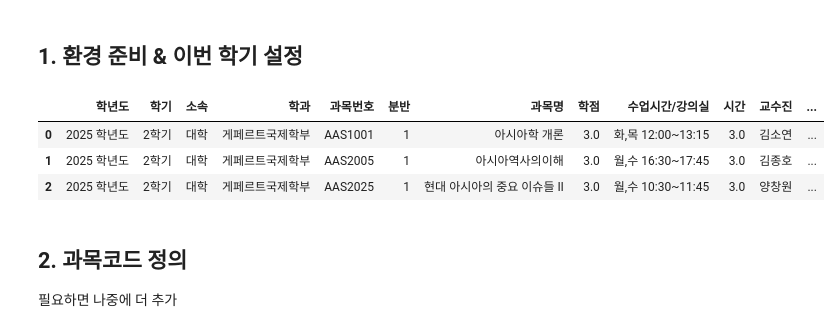
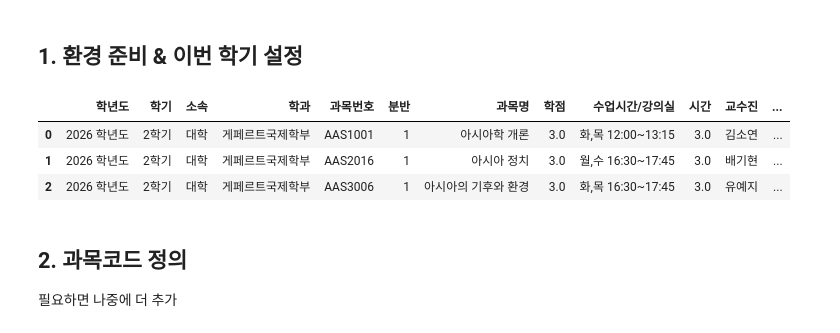
Before and after one commit to neulbokim/coursecheck, a Jupyter notebook: timetable.ipynb, the cells around one changed output. Cells and saved outputs as stored; diff of their text form; code cells hidden in the pictures.

```diff
--- a/timetable.ipynb
+++ b/timetable.ipynb
@@ -48,36 +102,36 @@ TAKEN_COURSES = [
 # %%
 # ====================
 # 환경 설정
 # ====================
 import re
 from IPython.display import HTML
 import pandas as pd
 
 # 컬럼 안의 문자열 최대 표시 길이 설정 (None이면 제한 없음)
 pd.set_option('display.max_colwidth', None)
 # 출력할 컬럼 개수 제한 해제
 pd.set_option('display.max_columns', None)
 # 출력할 행 개수 제한 해제
 pd.set_option('display.max_rows', None)
 
 
 # ====================
 # 이번 학기 설정
 # ====================
-SEMESTER = "2025-2"  # 바꾸면 자동 적용
+SEMESTER = "2026-2"  # 바꾸면 자동 적용
 DATA_PATH = f"data/{SEMESTER}-sis.xls"  # 학기별 시간표 HTML 파일 경로
 
 # ====================
 # 데이터 불러오기
 # ====================
 tables = pd.read_html(DATA_PATH, header=0)  # 첫 번째 행을 헤더로 읽기
 df_all = tables[0]
 df_all.head(3)
 # %% [output]
 |  | 학년도 | 학기 | 소속 | 학과 | 과목번호 | 분반 | 과목명 | 학점 | 수업시간/강의실 | 시간 | 교수진 | ... |
-| 0 | 2025 학년도 | 2학기 | 대학 | 게페르트국제학부 | AAS1001 | 1 | 아시아학 개론 | 3.0 | 화,목 12:00~13:15 | 3.0 | 김소연 | ... |
-| 1 | 2025 학년도 | 2학기 | 대학 | 게페르트국제학부 | AAS2005 | 1 | 아시아역사의이해 | 3.0 | 월,수 16:30~17:45 | 3.0 | 김종호 | ... |
-| 2 | 2025 학년도 | 2학기 | 대학 | 게페르트국제학부 | AAS2025 | 1 | 현대 아시아의 중요 이슈들 Ⅱ | 3.0 | 월,수 10:30~11:45 | 3.0 | 양창원 | ... |
+| 0 | 2026 학년도 | 2학기 | 대학 | 게페르트국제학부 | AAS1001 | 1 | 아시아학 개론 | 3.0 | 화,목 12:00~13:15 | 3.0 | 김소연 | ... |
+| 1 | 2026 학년도 | 2학기 | 대학 | 게페르트국제학부 | AAS2016 | 1 | 아시아 정치 | 3.0 | 월,수 16:30~17:45 | 3.0 | 배기현 | ... |
+| 2 | 2026 학년도 | 2학기 | 대학 | 게페르트국제학부 | AAS3006 | 1 | 아시아의 기후와 환경 | 3.0 | 화,목 16:30~17:45 | 3.0 | 유예지 | ... |
 # %% [markdown]
 ## 2. 과목코드 정의
 필요하면 나중에 더 추가
```
Also changed, not shown: parts of 12 cells of this notebook, 9 other files.
